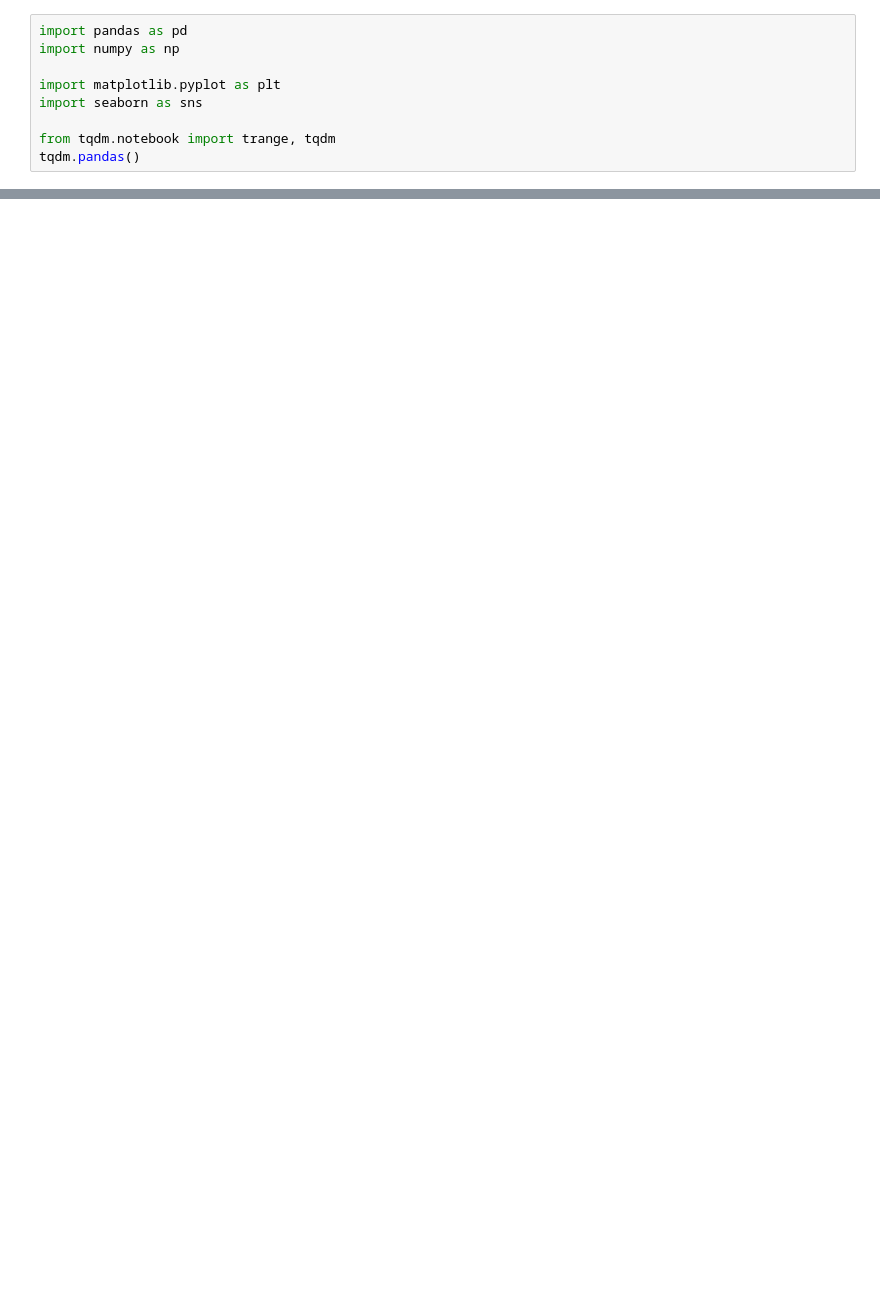
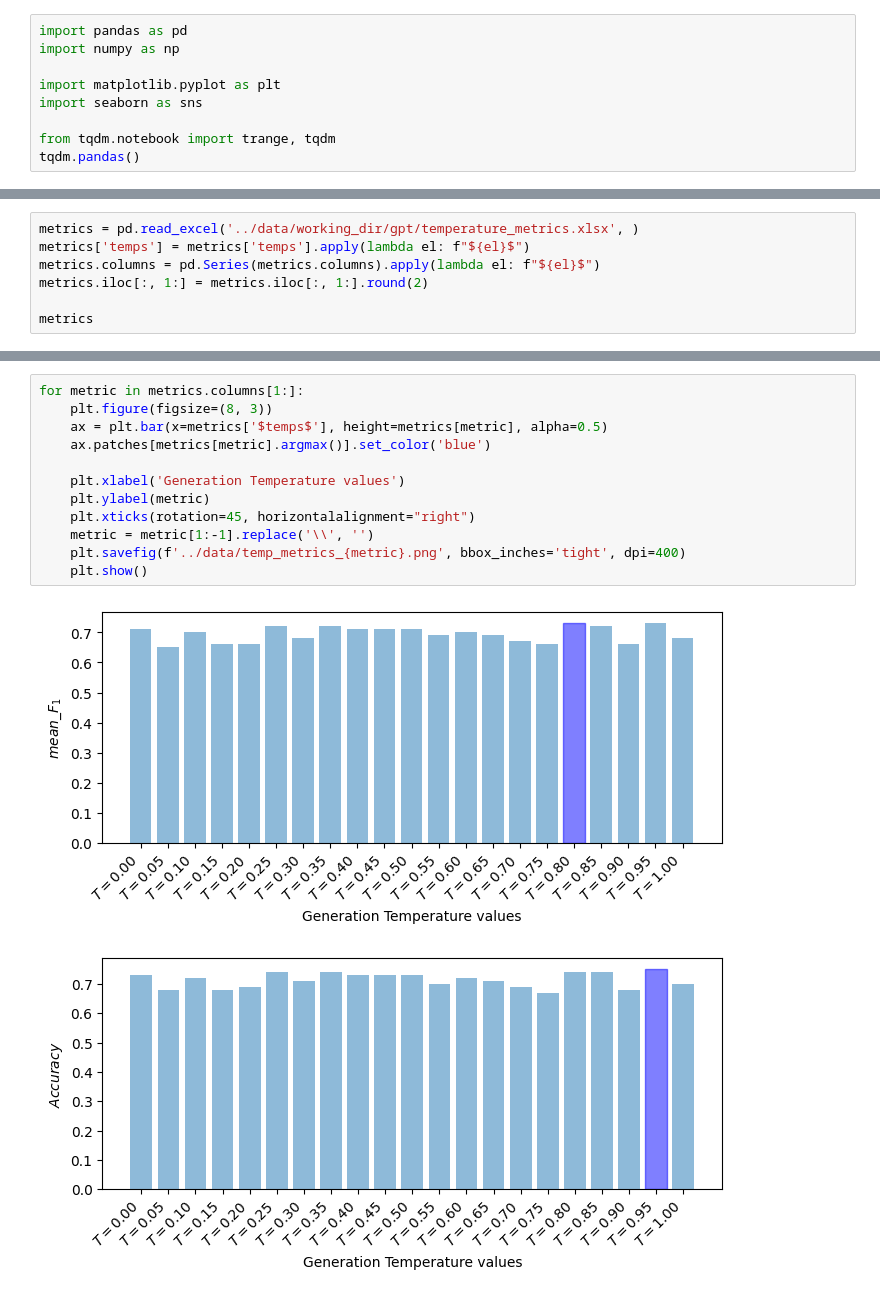
Before and after one commit to yaroslav-i-am/paramsum, a Jupyter notebook: notebooks/temperature_yagpt_comparison.ipynb, the cells around one changed output, grey strips where cells are left out. Drawn from its saved outputs; the diff is of its cells as text; blank space fills up the shorter version.

Commit message:
feat & experiment: Add experimental and visual notebooks

```diff
--- a/notebooks/temperature_yagpt_comparison.ipynb
+++ b/notebooks/temperature_yagpt_comparison.ipynb
@@ -187,0 +10,7 @@ temp=1.0: 0.0
+# %%
+metrics = pd.read_excel('../data/working_dir/gpt/temperature_metrics.xlsx', )
+metrics['temps'] = metrics['temps'].apply(lambda el: f"${el}$")
+metrics.columns = pd.Series(metrics.columns).apply(lambda el: f"${el}$")
+metrics.iloc[:, 1:] = metrics.iloc[:, 1:].round(2)
+
+metrics
@@ -187,0 +35,15 @@ temp=1.0: 0.0
+# %%
+for metric in metrics.columns[1:]:
+    plt.figure(figsize=(8, 3))
+    ax = plt.bar(x=metrics['$temps$'], height=metrics[metric], alpha=0.5)
+    ax.patches[metrics[metric].argmax()].set_color('blue')
+
+    plt.xlabel('Generation Temperature values')
+    plt.ylabel(metric)
+    plt.xticks(rotation=45, horizontalalignment="right")
+    metric = metric[1:-1].replace('\\', '')
+    plt.savefig(f'../data/temp_metrics_{metric}.png', bbox_inches='tight', dpi=400)
+    plt.show()
+# %% [output]
+[figure, added]
+[figure, added]
```
Also changed, not shown: parts of 6 cells of this notebook, 6 other files.
